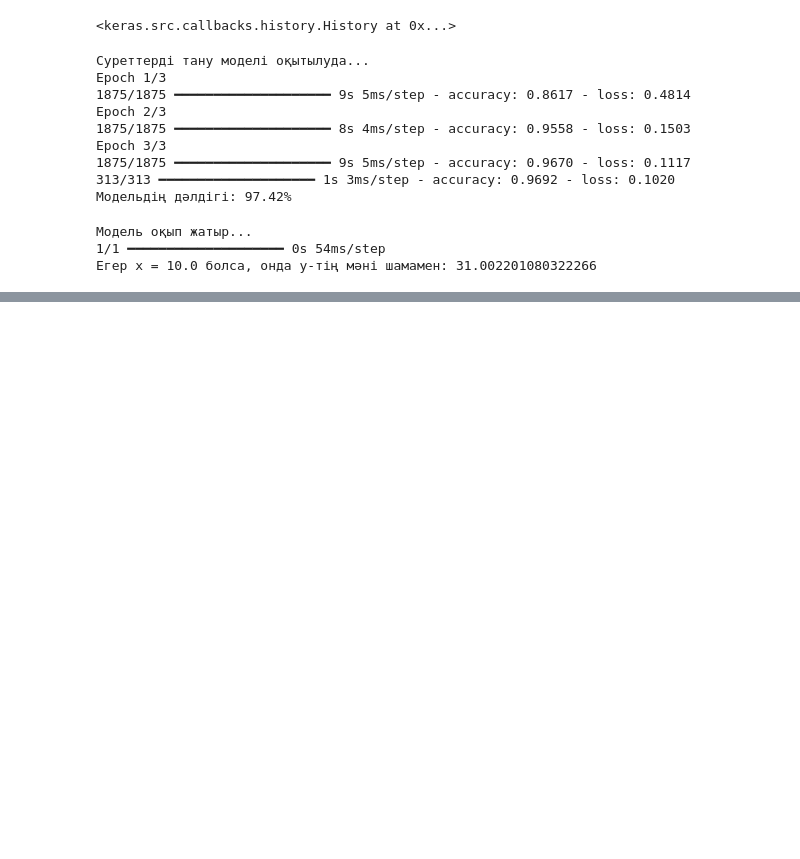
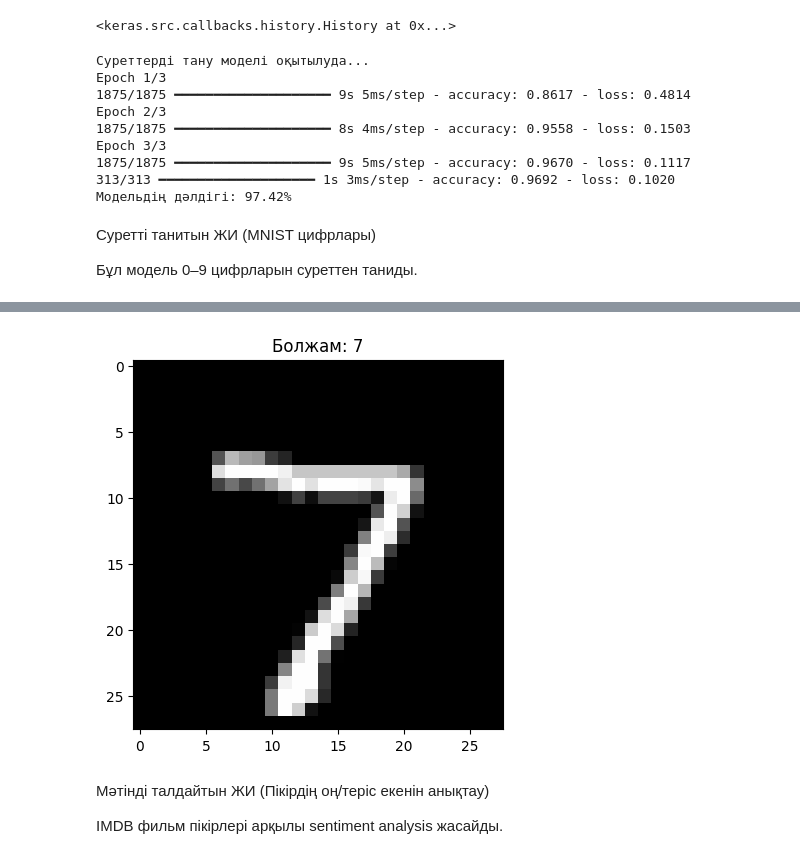
Before and after one commit to atannazerke21-netizen/-231, a Jupyter notebook: site/en/tutorials/quickstart/beginner.ipynb, the cells around one changed output, grey strips where cells are left out. Cells and saved outputs as stored; diff of their text form; code cells hidden in the pictures; blank space fills up the shorter version.

```diff
--- a/site/en/tutorials/quickstart/beginner.ipynb
+++ b/site/en/tutorials/quickstart/beginner.ipynb
@@ -215,32 +213,45 @@ Epoch 3/3
 1875/1875 ━━━━━━━━━━━━━━━━━━━━ 9s 5ms/step - accuracy: 0.9670 - loss: 0.1117
 313/313 ━━━━━━━━━━━━━━━━━━━━ 1s 3ms/step - accuracy: 0.9692 - loss: 0.1020
 Модельдің дәлдігі: 97.42%
-# %%
-import tensorflow as tf
-import numpy as np
-
-# 1. Деректерді дайындау (Математикалық жиын)
-x = np.array([-1.0, 0.0, 1.0, 2.0, 3.0, 4.0], dtype=float)
-y = np.array([-2.0, 1.0, 4.0, 7.0, 10.0, 13.0], dtype=float) # y = 3x + 1
-
-# 2. Нейрондық желіні құру
-model = tf.keras.Sequential([
-    tf.keras.layers.Dense(units=1, input_shape=[1])
-])
-
-# 3. Модельді компиляциялау
-model.compile(optimizer='sgd', loss='mean_squared_error')
-
-# 4. Модельді жаттықтыру (оқыту)
-print("Модель оқып жатыр...")
-model.fit(x, y, epochs=500, verbose=0)
-
-# 5. Болжам жасау
-test_x = 10.0
-prediction = model.predict(np.array([test_x]))
-print(f"Егер x = {test_x} болса, онда y-тің мәні шамамен: {prediction[0][0]}")
-# Күтілетін нәтиже: 3*10 + 1 = 31
-# %% [output]
-Модель оқып жатыр...
-1/1 ━━━━━━━━━━━━━━━━━━━━ 0s 54ms/step
-Егер x = 10.0 болса, онда y-тің мәні шамамен: 31.002201080322266
+# %% [markdown]
+Суретті танитын ЖИ (MNIST цифрлары)
+
+Бұл модель 0–9 цифрларын суреттен таниды.
+# %%
+import tensorflow as tf
+from tensorflow.keras import layers, models
+import matplotlib.pyplot as plt
+
+# Деректерді жүктеу
+(x_train, y_train), (x_test, y_test) = tf.keras.datasets.mnist.load_data()
+
+# Нормализация
+x_train = x_train / 255.0
+x_test = x_test / 255.0
+
+# Модель құру
+model = models.Sequential([
+    layers.Flatten(input_shape=(28, 28)),
+    layers.Dense(128, activation='relu'),
+    layers.Dense(10, activation='softmax')
+])
+
+# Компиляция
+model.compile(
+    optimizer='adam',
+    loss='sparse_categorical_crossentropy',
+    metrics=['accuracy']
+)
+
+# Оқыту
+model.fit(x_train, y_train, epochs=5)
+
+# Бағалау
+test_loss, test_acc = model.evaluate(x_test, y_test)
+print("Тест дәлдігі:", test_acc)
+
+# Бір суретті тексеру
+plt.imshow(x_test[0], cmap="gray")
+plt.title(f"Болжам: {model.predict(x_test[:1]).argmax()}")
+plt.show()
+# %% [output]
@@ -246,0 +272,5 @@ print(f"Егер x = {test_x} болса, онда y-тің мәні шамам
+[figure, added]
+# %% [markdown]
+Мәтінді талдайтын ЖИ (Пікірдің оң/теріс екенін анықтау)
+
+IMDB фильм пікірлері арқылы sentiment analysis жасайды.
```
Also changed, not shown: parts of 5 cells of this notebook.
